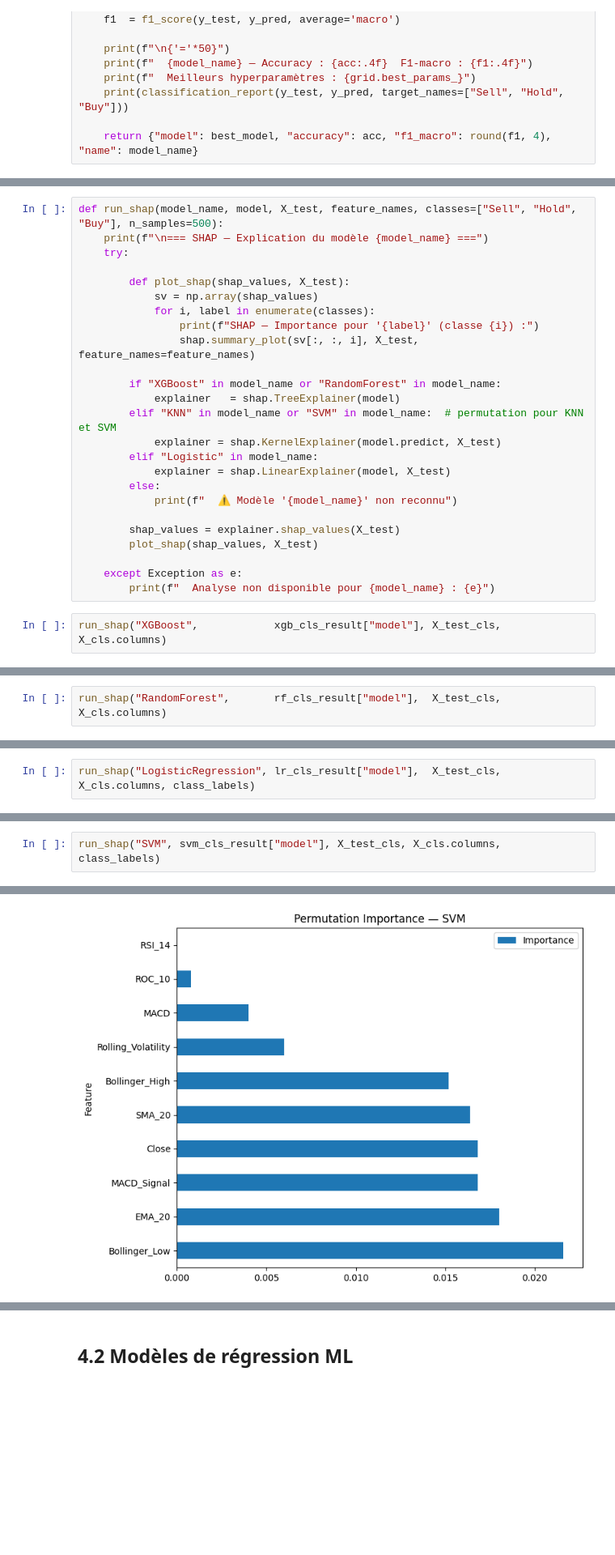
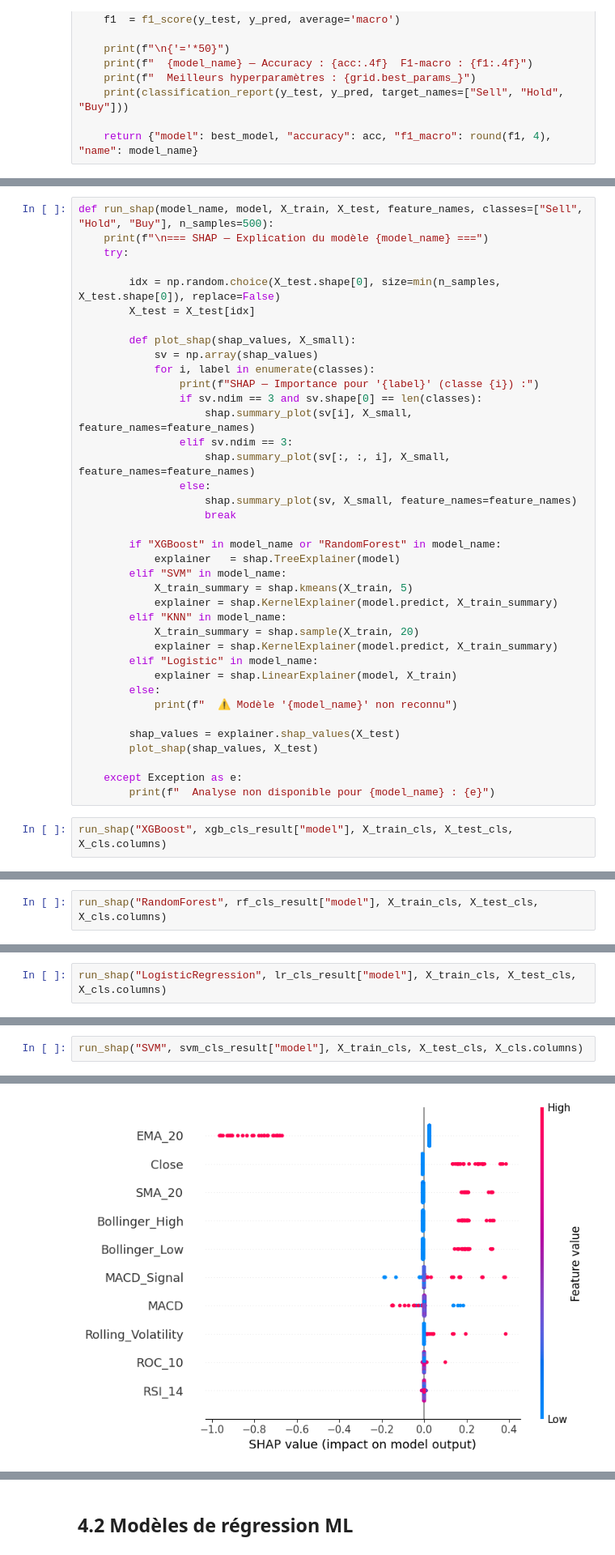
Before and after one commit to huimin-zhang-8/DS_finance, a Jupyter notebook: projet.ipynb, the cells around one changed output, grey strips where cells are left out. Shown at 81% size. Drawn from its saved outputs; the diff is of its cells as text; blank space fills up the shorter version.

Commit message:
update shap TP3

```diff
--- a/projet.ipynb
+++ b/projet.ipynb
@@ -954,22 +943,35 @@ svm_cls_result = train_classifier(
    macro avg       0.39      0.33      0.21      9831
 weighted avg       0.42      0.46      0.29      9831
 # %%
-def run_shap(model_name, model, X_test, feature_names, classes=["Sell", "Hold", "Buy"], n_samples=500):
+def run_shap(model_name, model, X_train, X_test, feature_names, classes=["Sell", "Hold", "Buy"], n_samples=500):
     print(f"\n=== SHAP — Explication du modèle {model_name} ===")
     try:
 
-        def plot_shap(shap_values, X_test):
+        idx = np.random.choice(X_test.shape[0], size=min(n_samples, X_test.shape[0]), replace=False)
+        X_test = X_test[idx]
+
+        def plot_shap(shap_values, X_small):
             sv = np.array(shap_values)
             for i, label in enumerate(classes):
                 print(f"SHAP — Importance pour '{label}' (classe {i}) :")
-                shap.summary_plot(sv[:, :, i], X_test, feature_names=feature_names)
+                if sv.ndim == 3 and sv.shape[0] == len(classes):
+                    shap.summary_plot(sv[i], X_small, feature_names=feature_names)
+                elif sv.ndim == 3:
+                    shap.summary_plot(sv[:, :, i], X_small, feature_names=feature_names)
+                else:
+                    shap.summary_plot(sv, X_small, feature_names=feature_names)
+                    break
 
         if "XGBoost" in model_name or "RandomForest" in model_name:
             explainer   = shap.TreeExplainer(model)
-        elif "KNN" in model_name or "SVM" in model_name:  # permutation pour KNN et SVM
-            explainer = shap.KernelExplainer(model.predict, X_test)
+        elif "SVM" in model_name:
+            X_train_summary = shap.kmeans(X_train, 5)
+            explainer = shap.KernelExplainer(model.predict, X_train_summary)
+        elif "KNN" in model_name:
+            X_train_summary = shap.sample(X_train, 20)
+            explainer = shap.KernelExplainer(model.predict, X_train_summary)
         elif "Logistic" in model_name:
-            explainer = shap.LinearExplainer(model, X_test)
+            explainer = shap.LinearExplainer(model, X_train)
         else:
             print(f"  ⚠ Modèle '{model_name}' non reconnu")
 
@@ -979,6 +981,6 @@ def run_shap(model_name, model, X_test, feature_names, classes=["Sell", "Hold",
     except Exception as e:
         print(f"  Analyse non disponible pour {model_name} : {e}")
 # %%
-run_shap("XGBoost",            xgb_cls_result["model"], X_test_cls, X_cls.columns)
+run_shap("XGBoost", xgb_cls_result["model"], X_train_cls, X_test_cls, X_cls.columns)
 # %% [output]
 === SHAP — Explication du modèle XGBoost ===
@@ -986,5 +988,5 @@ run_shap("XGBoost",            xgb_cls_result["model"], X_test_cls, X_cls.column
 # %%
-run_shap("RandomForest",       rf_cls_result["model"],  X_test_cls, X_cls.columns)
+run_shap("RandomForest", rf_cls_result["model"], X_train_cls, X_test_cls, X_cls.columns)
 # %% [output]
 === SHAP — Explication du modèle RandomForest ===
 SHAP — Importance pour 'Sell' (classe 0) :
@@ -996,5 +998,5 @@ SHAP — Importance pour 'Buy' (classe 2) :
 # %%
-run_shap("LogisticRegression", lr_cls_result["model"],  X_test_cls, X_cls.columns, class_labels)
+run_shap("LogisticRegression", lr_cls_result["model"], X_train_cls, X_test_cls, X_cls.columns)
 # %% [output]
 === SHAP — Explication du modèle LogisticRegression ===
 SHAP — Importance pour 'Sell' (classe 0) :
@@ -1006,4 +1008,4 @@ SHAP — Importance pour 'Buy' (classe 2) :
 # %%
-run_shap("SVM", svm_cls_result["model"], X_test_cls, X_cls.columns, class_labels)
+run_shap("SVM", svm_cls_result["model"], X_train_cls, X_test_cls, X_cls.columns)
 # %% [output]
 === SHAP — Explication du modèle SVM ===
@@ -1011,2 +1013,2 @@ run_shap("SVM", svm_cls_result["model"], X_test_cls, X_cls.columns, class_labels
-[figure, old version]
+[figure, new version]
 # %%
```
Also changed, not shown: parts of 21 cells of this notebook.
